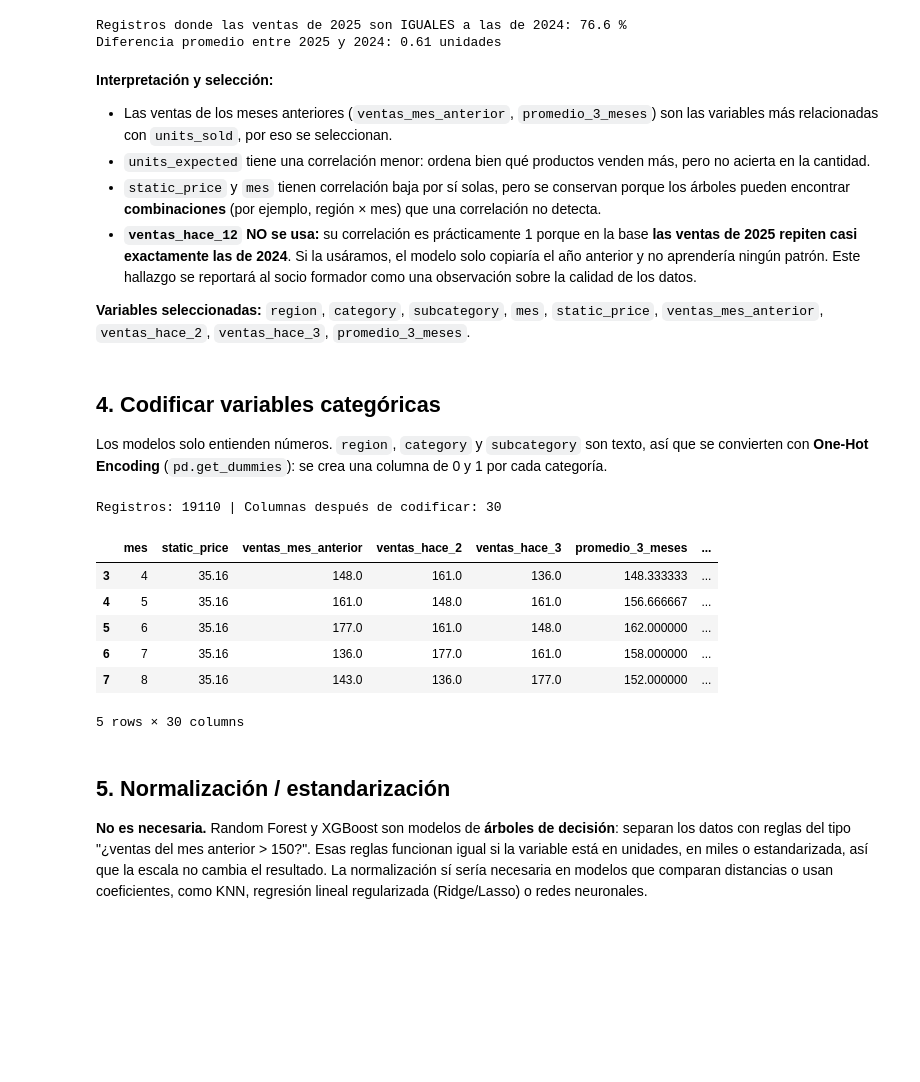
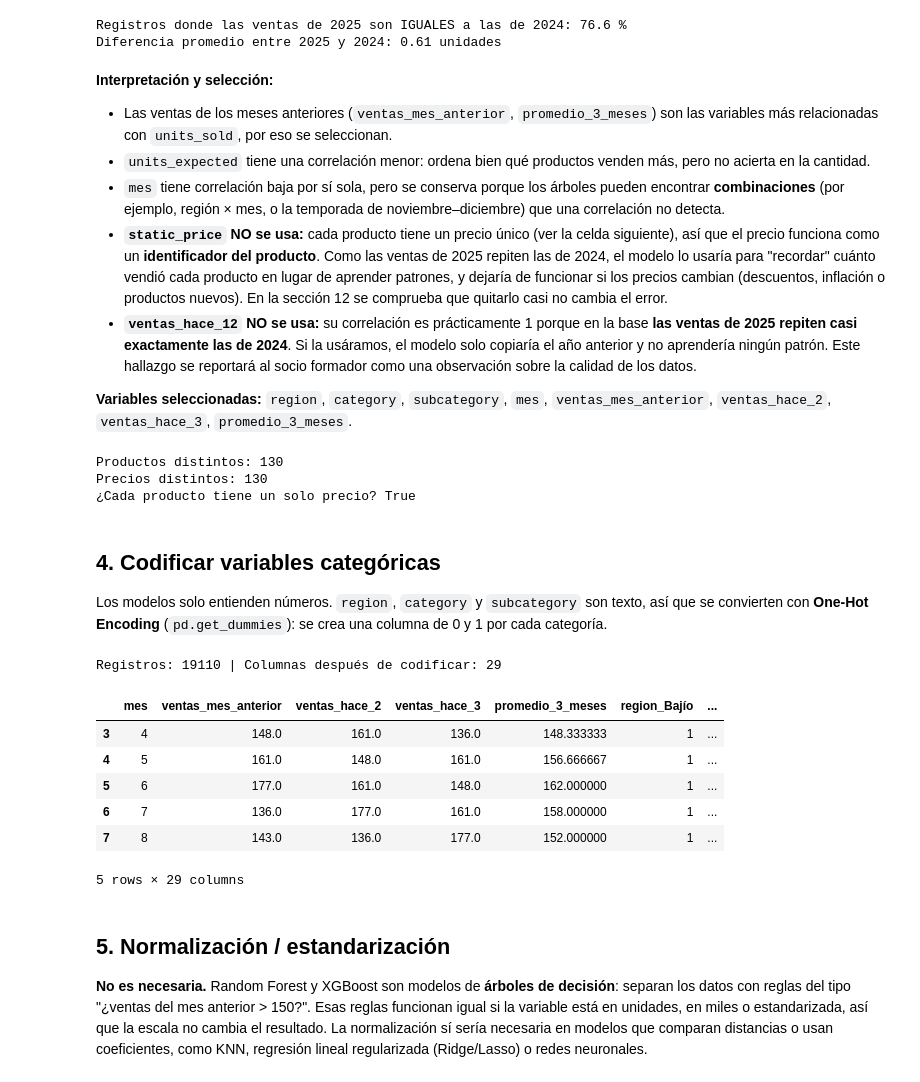
Before and after one commit to patatamanYT/no-entear, a Jupyter notebook: etapa_5_1_codigo/TI3002C_Etapa 5.1_Código ML_6_Jaime Hernández González.ipynb, the cells around one changed output. Drawn from its saved outputs; the diff is of its cells as text; code cells hidden in the pictures; blank space fills up the shorter version.

```diff
--- a/etapa_5_1_codigo/TI3002C_Etapa 5.1_Código ML_6_Jaime Hernández González.ipynb
+++ b/etapa_5_1_codigo/TI3002C_Etapa 5.1_Código ML_6_Jaime Hernández González.ipynb
@@ -232,34 +232,44 @@ Diferencia promedio entre 2025 y 2024: 0.61 unidades
 **Interpretación y selección:**
 - Las ventas de los meses anteriores (`ventas_mes_anterior`, `promedio_3_meses`) son las variables más relacionadas con `units_sold`, por eso se seleccionan.
 - `units_expected` tiene una correlación menor: ordena bien qué productos venden más, pero no acierta en la cantidad.
-- `static_price` y `mes` tienen correlación baja por sí solas, pero se conservan porque los árboles pueden encontrar **combinaciones** (por ejemplo, región × mes) que una correlación no detecta.
+- `mes` tiene correlación baja por sí sola, pero se conserva porque los árboles pueden encontrar **combinaciones** (por ejemplo, región × mes, o la temporada de noviembre–diciembre) que una correlación no detecta.
+- **`static_price` NO se usa:** cada producto tiene un precio único (ver la celda siguiente), así que el precio funciona como un **identificador del producto**. Como las ventas de 2025 repiten las de 2024, el modelo lo usaría para "recordar" cuánto vendió cada producto en lugar de aprender patrones, y dejaría de funcionar si los precios cambian (descuentos, inflación o productos nuevos). En la sección 12 se comprueba que quitarlo casi no cambia el error.
 - **`ventas_hace_12` NO se usa:** su correlación es prácticamente 1 porque en la base **las ventas de 2025 repiten casi exactamente las de 2024**. Si la usáramos, el modelo solo copiaría el año anterior y no aprendería ningún patrón. Este hallazgo se reportará al socio formador como una observación sobre la calidad de los datos.
 
-**Variables seleccionadas:** `region`, `category`, `subcategory`, `mes`, `static_price`, `ventas_mes_anterior`, `ventas_hace_2`, `ventas_hace_3`, `promedio_3_meses`.
+**Variables seleccionadas:** `region`, `category`, `subcategory`, `mes`, `ventas_mes_anterior`, `ventas_hace_2`, `ventas_hace_3`, `promedio_3_meses`.
+# %%
+# ¿El precio identifica al producto?
+print('Productos distintos:', df['product_id'].nunique())
+print('Precios distintos:', df['static_price'].nunique())
+print('¿Cada producto tiene un solo precio?', (df.groupby('product_id')['static_price'].nunique() == 1).all())
+# %% [output]
+Productos distintos: 130
+Precios distintos: 130
+¿Cada producto tiene un solo precio? True
 # %% [markdown]
 ## 4. Codificar variables categóricas
 Los modelos solo entienden números. `region`, `category` y `subcategory` son texto, así que se convierten con **One-Hot Encoding** (`pd.get_dummies`): se crea una columna de 0 y 1 por cada categoría.
 # %%
 # Quitamos los 3 primeros meses de cada serie (no tienen ventas anteriores para calcular los rezagos)
 datos = df.dropna(subset=['promedio_3_meses']).copy()
 
-variables = ['region', 'category', 'subcategory', 'mes', 'static_price',
+variables = ['region', 'category', 'subcategory', 'mes',
              'ventas_mes_anterior', 'ventas_hace_2', 'ventas_hace_3', 'promedio_3_meses']
 
 X = pd.get_dummies(datos[variables], columns=['region', 'category', 'subcategory'], dtype=int)
 y = datos['units_sold']
 
 print('Registros:', X.shape[0], '| Columnas después de codificar:', X.shape[1])
 X.head()
 # %% [output]
-Registros: 19110 | Columnas después de codificar: 30
+Registros: 19110 | Columnas después de codificar: 29
-|  | mes | static_price | ventas_mes_anterior | ventas_hace_2 | ventas_hace_3 | promedio_3_meses | ... |
-| 3 | 4 | 35.16 | 148.0 | 161.0 | 136.0 | 148.333333 | ... |
-| 4 | 5 | 35.16 | 161.0 | 148.0 | 161.0 | 156.666667 | ... |
-| 5 | 6 | 35.16 | 177.0 | 161.0 | 148.0 | 162.000000 | ... |
-| 6 | 7 | 35.16 | 136.0 | 177.0 | 161.0 | 158.000000 | ... |
-| 7 | 8 | 35.16 | 143.0 | 136.0 | 177.0 | 152.000000 | ... |
+|  | mes | ventas_mes_anterior | ventas_hace_2 | ventas_hace_3 | promedio_3_meses | region_Bajío | ... |
+| 3 | 4 | 148.0 | 161.0 | 136.0 | 148.333333 | 1 | ... |
+| 4 | 5 | 161.0 | 148.0 | 161.0 | 156.666667 | 1 | ... |
+| 5 | 6 | 177.0 | 161.0 | 148.0 | 162.000000 | 1 | ... |
+| 6 | 7 | 136.0 | 177.0 | 161.0 | 158.000000 | 1 | ... |
+| 7 | 8 | 143.0 | 136.0 | 177.0 | 152.000000 | 1 | ... |
-5 rows × 30 columns
+5 rows × 29 columns
 # %% [markdown]
 ## 5. Normalización / estandarización
 **No es necesaria.** Random Forest y XGBoost son modelos de **árboles de decisión**: separan los datos con reglas del tipo "¿ventas del mes anterior > 150?". Esas reglas funcionan igual si la variable está en unidades, en miles o estandarizada, así que la escala no cambia el resultado. La normalización sí sería necesaria en modelos que comparan distancias o usan coeficientes, como KNN, regresión lineal regularizada (Ridge/Lasso) o redes neuronales.
```
Also changed, not shown: parts of 17 cells of this notebook, 2 other files.
